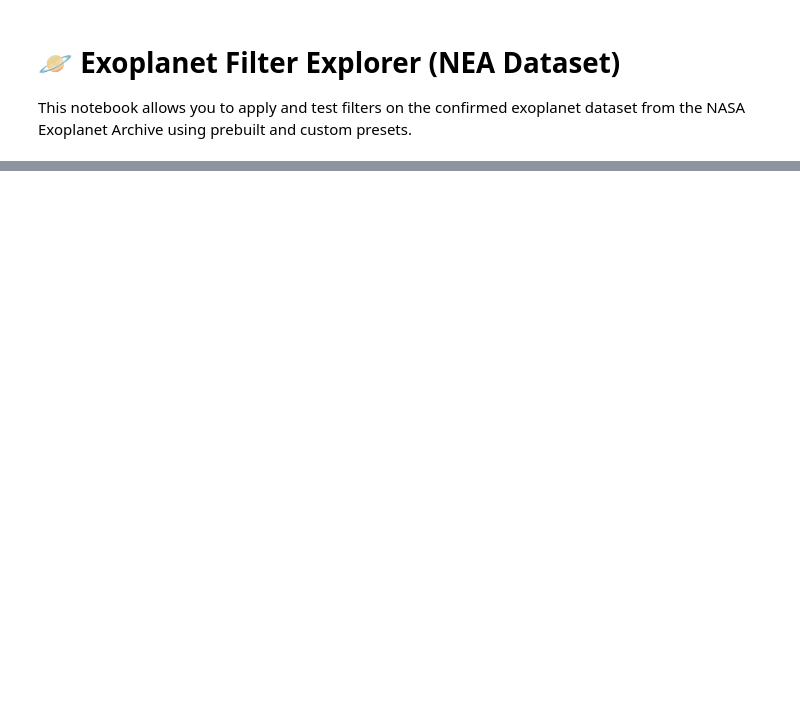
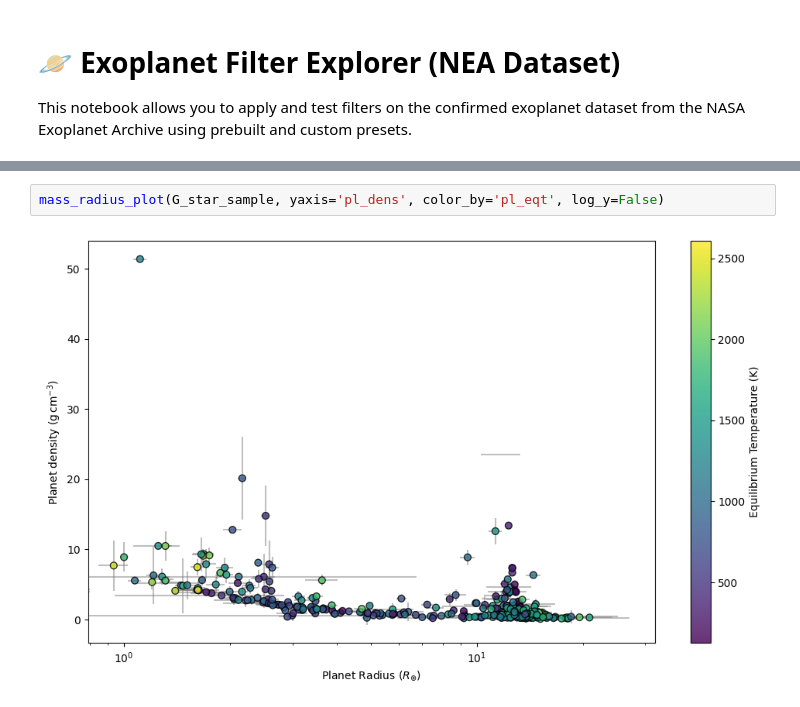
Before and after one commit to SimonWtmn/Exoplot, a Jupyter notebook: Stage_CEA_Exoplanet/main.ipynb, the cells around one changed output, grey strips where cells are left out. Cells and saved outputs as stored; diff of their text form; blank space fills up the shorter version.

```diff
--- a/Stage_CEA_Exoplanet/main.ipynb
+++ b/Stage_CEA_Exoplanet/main.ipynb
@@ -123,0 +53,4 @@ plot_histogram(full_data)
+# %%
+mass_radius_plot(G_star_sample, yaxis='pl_dens', color_by='pl_eqt', log_y=False)
+# %% [output]
+[figure, added]
```
Also changed, not shown: parts of 15 cells of this notebook, 4 other files.
